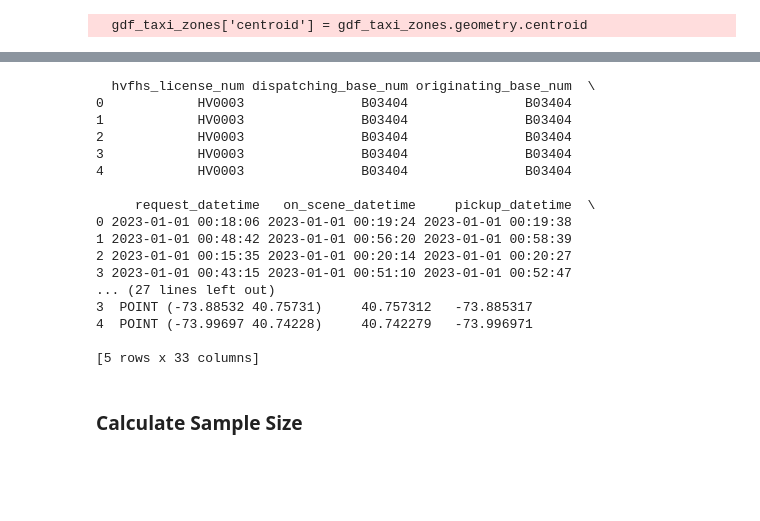
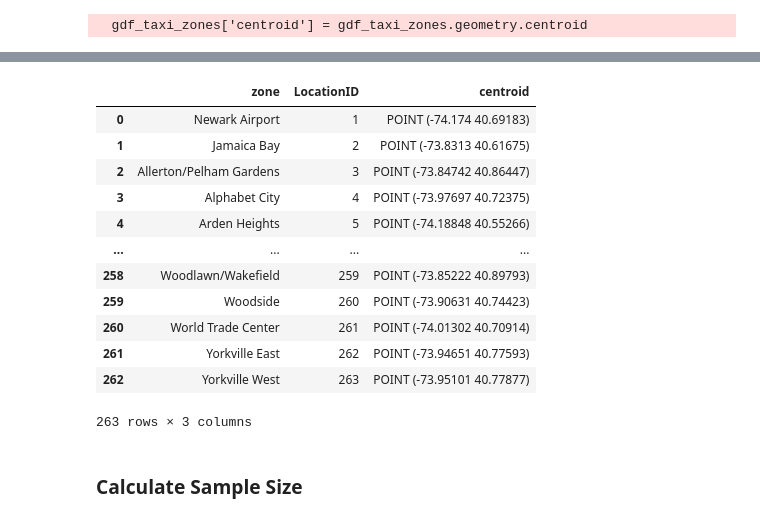
Before and after one commit to yhuang37-2034310/4501_Project, a Jupyter notebook: Project Scaffolding.ipynb, the cells around one changed output, grey strips where cells are left out. Cells and saved outputs as stored; diff of their text form; code cells hidden in the pictures; blank space fills up the shorter version.

```diff
--- a/Project Scaffolding.ipynb
+++ b/Project Scaffolding.ipynb
@@ -224,5 +244,8 @@ example_df2 = example_df2[example_df2['PULocationID'] != example_df2['DOLocation
 # %%
 #Compute the center of the taxi zones for easier comparison and adds a column to the df of our shapefile
 gdf_taxi_zones['centroid'] = gdf_taxi_zones.geometry.centroid
+
+#Removes the bulky geometry column after using it to compute centroid.
+gdf_taxi_zones = gdf_taxi_zones[['zone','LocationID','centroid']]
 # %% [output]
   gdf_taxi_zones['centroid'] = gdf_taxi_zones.geometry.centroid
@@ -262,40 +252,19 @@ print(centroid_df.head())
-# %%
-# Remove trips from both uber and yellow taxi that start and/or end outside of the following latitude/longitude coordinate box:
-# (40.560445, -74.242330) and (40.908524, -73.71704).
-
-LAT_MIN, LON_MIN = 40.560445, -74.242330
-LAT_MAX, LON_MAX = 40.908524, -73.717047
-
-# Extract latitude and longitude from the 'centroid' column using .apply()
-centroid_df['centroid_lat'] = centroid_df['centroid'].apply(lambda point: point.y)
-centroid_df['centroid_lon'] = centroid_df['centroid'].apply(lambda point: point.x)
-
-# Filter rows where the centroid coordinates are within the bounding coordinate box
-within_bounds_df = centroid_df[
-    (centroid_df['centroid_lat'] >= LAT_MIN) & (centroid_df['centroid_lat'] <= LAT_MAX) &
-    (centroid_df['centroid_lon'] >= LON_MIN) & (centroid_df['centroid_lon'] <= LON_MAX)
-]
-
-# Display the filtered rows
-print(within_bounds_df.head())
-# %% [output]
-  hvfhs_license_num dispatching_base_num originating_base_num  \
-0            HV0003               B03404               B03404
-1            HV0003               B03404               B03404
-2            HV0003               B03404               B03404
-3            HV0003               B03404               B03404
-4            HV0003               B03404               B03404
-
-     request_datetime   on_scene_datetime     pickup_datetime  \
-0 2023-01-01 00:18:06 2023-01-01 00:19:24 2023-01-01 00:19:38
-1 2023-01-01 00:48:42 2023-01-01 00:56:20 2023-01-01 00:58:39
-2 2023-01-01 00:15:35 2023-01-01 00:20:14 2023-01-01 00:20:27
-3 2023-01-01 00:43:15 2023-01-01 00:51:10 2023-01-01 00:52:47
-... (27 lines left out)
-3  POINT (-73.88532 40.75731)     40.757312   -73.885317
-4  POINT (-73.99697 40.74228)     40.742279   -73.996971
-
-[5 rows x 33 columns]
+# %%
+gdf_taxi_zones
+# %% [output]
+|  | zone | LocationID | centroid |
+| 0 | Newark Airport | 1 | POINT (-74.174 40.69183) |
+| 1 | Jamaica Bay | 2 | POINT (-73.8313 40.61675) |
+| 2 | Allerton/Pelham Gardens | 3 | POINT (-73.84742 40.86447) |
+| 3 | Alphabet City | 4 | POINT (-73.97697 40.72375) |
+| 4 | Arden Heights | 5 | POINT (-74.18848 40.55266) |
+| ... | ... | ... | ... |
+| 258 | Woodlawn/Wakefield | 259 | POINT (-73.85222 40.89793) |
+| 259 | Woodside | 260 | POINT (-73.90631 40.74423) |
+| 260 | World Trade Center | 261 | POINT (-74.01302 40.70914) |
+| 261 | Yorkville East | 262 | POINT (-73.94651 40.77593) |
+| 262 | Yorkville West | 263 | POINT (-73.95101 40.77877) |
+263 rows × 3 columns
 # %% [markdown]
 ### Calculate Sample Size
 # %%
```
Also changed, not shown: parts of 34 cells of this notebook.
